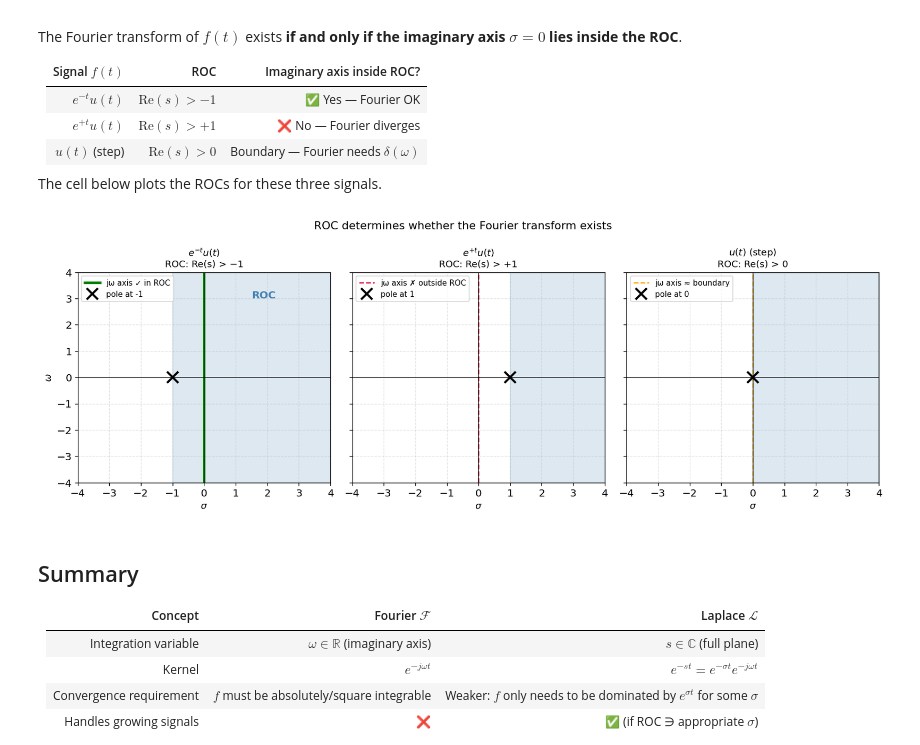
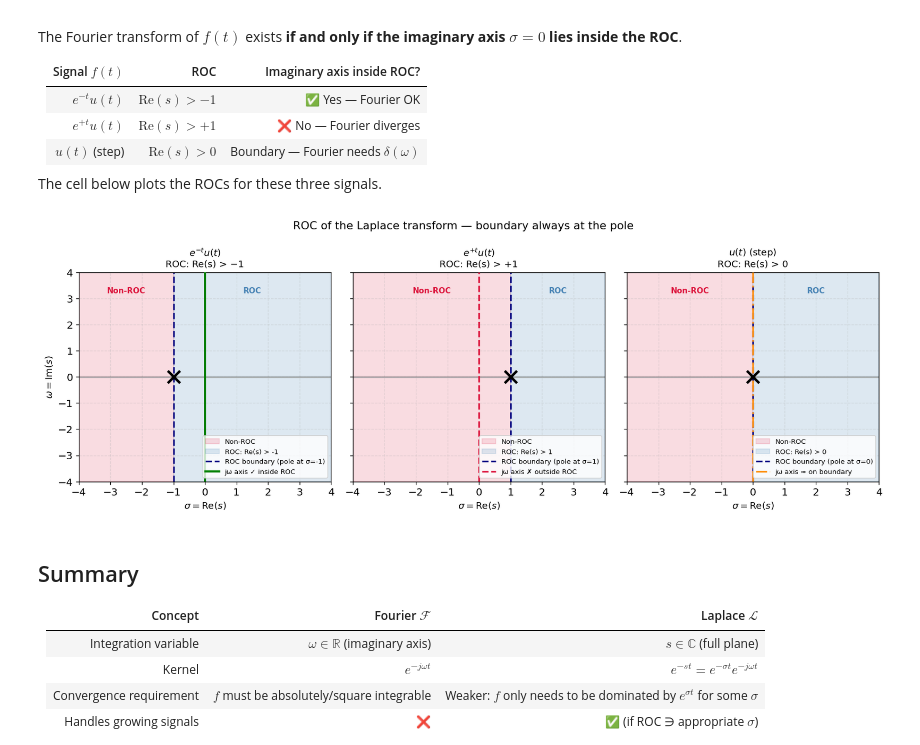
Before and after one commit to lasreeram/datascieng, a Jupyter notebook: ch2/exploring_laplace_transform.ipynb, the cells around one changed output. Drawn from its saved outputs; the diff is of its cells as text; code cells hidden in the pictures.

```diff
--- a/ch2/exploring_laplace_transform.ipynb
+++ b/ch2/exploring_laplace_transform.ipynb
@@ -236,50 +236,67 @@ The cell below plots the ROCs for these three signals.
 # %%
 fig, axes = plt.subplots(1, 3, figsize=(14, 5), sharey=True)
 
+XMIN, XMAX = -4, 4
+YMIN, YMAX = -4, 4
+
 cases = [
     dict(title=r"$e^{-t}u(t)$" + "\nROC: Re(s) > −1",
-         roc_start=-1, roc_end=4, pole=-1, fourier_ok=True),
+         roc_start=-1, pole=-1, fourier_ok=True),
     dict(title=r"$e^{+t}u(t)$" + "\nROC: Re(s) > +1",
-         roc_start=1, roc_end=4, pole=1, fourier_ok=False),
+         roc_start=1,  pole=1,  fourier_ok=False),
     dict(title=r"$u(t)$ (step)" + "\nROC: Re(s) > 0",
-         roc_start=0, roc_end=4, pole=0, fourier_ok=None),
+         roc_start=0,  pole=0,  fourier_ok=None),
 ]
 
 for ax, c in zip(axes, cases):
-    # Shade ROC
-    ax.axhspan(-4, 4, xmin=(c["roc_start"] + 4) / 8,
-               xmax=1.0, alpha=0.18, color="steelblue")
+    pole_x = c["pole"]
+    roc_x  = c["roc_start"]   # identical to pole for causal signals
 
-    # Imaginary axis
-    lw = 3 if c["fourier_ok"] else 1.5
-    col = "green" if c["fourier_ok"] else ("orange" if c["fourier_ok"] is None else "crimson")
-    ls  = "-"     if c["fourier_ok"] else ("--" if c["fourier_ok"] is None else "--")
-    ax.axvline(0, color=col, linewidth=lw, linestyle=ls,
-               label="jω axis" + (" ✓ in ROC" if c["fourier_ok"] else
-                                   (" ≈ boundary" if c["fourier_ok"] is None else " ✗ outside ROC")))
+    # ── Non-ROC region (left of pole) — light red ────────────────────────────
+    ax.axvspan(XMIN, roc_x, alpha=0.15, color="crimson", label="Non-ROC")
 
-    # Pole
-    ax.plot(c["pole"], 0, "kx", markersize=13, markeredgewidth=2.5,
-            label=f"pole at {c['pole']}")
+    # ── ROC region (right of pole) — light blue ──────────────────────────────
+    ax.axvspan(roc_x, XMAX, alpha=0.18, color="steelblue", label=f"ROC: Re(s) > {pole_x}")
 
-    ax.axhline(0, color="black", linewidth=0.7)
-    ax.axvline(0, color="black", linewidth=0.7)
-    ax.set_xlim(-4, 4)
-    ax.set_ylim(-4, 4)
+    # ── ROC boundary: dashed vertical line exactly at the pole ───────────────
+    ax.axvline(roc_x, color="navy", linewidth=2.0, linestyle="--",
+               label=f"ROC boundary (pole at σ={pole_x})")
+
+    # ── Pole marker ───────────────────────────────────────────────────────────
+    ax.plot(pole_x, 0, "kx", markersize=14, markeredgewidth=3, zorder=5)
+
+    # ── Imaginary axis (jω axis) ─────────────────────────────────────────────
+    if c["fourier_ok"] is True:
+        jw_color, jw_lw, jw_ls, jw_label = "green",  2.5, "-",  "jω axis ✓ inside ROC"
+    elif c["fourier_ok"] is False:
+        jw_color, jw_lw, jw_ls, jw_label = "crimson", 2.0, "--", "jω axis ✗ outside ROC"
+    else:
+        jw_color, jw_lw, jw_ls, jw_label = "darkorange", 2.0, "-.", "jω axis ≈ on boundary"
+    ax.axvline(0, color=jw_color, linewidth=jw_lw, linestyle=jw_ls, label=jw_label, zorder=4)
+
+    # ── ROC / Non-ROC text labels ─────────────────────────────────────────────
+    # Only label if region is wide enough to fit text
+    if roc_x > XMIN + 0.5:
+        ax.text((XMIN + roc_x) / 2, 3.2, "Non-ROC",
+                ha="center", fontsize=9, color="crimson", fontweight="bold")
+    ax.text((roc_x + XMAX) / 2, 3.2, "ROC",
+            ha="center", fontsize=9, color="steelblue", fontweight="bold")
+
+    # ── Axes decoration ───────────────────────────────────────────────────────
+    ax.axhline(0, color="black", linewidth=0.6)
+    ax.set_xlim(XMIN, XMAX)
+    ax.set_ylim(YMIN, YMAX)
     ax.set_title(c["title"], fontsize=11)
-    ax.set_xlabel(r"$\sigma$", fontsize=11)
-    ax.legend(fontsize=9, loc="upper left")
-    ax.grid(True, linestyle="--", alpha=0.35)
+    ax.set_xlabel(r"$\sigma = \mathrm{Re}(s)$", fontsize=11)
+    ax.legend(fontsize=8, loc="lower right")
+    ax.grid(True, linestyle="--", alpha=0.3)
 
-axes[0].set_ylabel(r"$\omega$", fontsize=11)
-
-# Add ROC label once
-axes[0].text(1.5, 3.0, "ROC", fontsize=12, color="steelblue", fontweight="bold")
-fig.suptitle("ROC determines whether the Fourier transform exists", fontsize=13)
+axes[0].set_ylabel(r"$\omega = \mathrm{Im}(s)$", fontsize=11)
+fig.suptitle("ROC of the Laplace transform — boundary always at the pole", fontsize=13)
 plt.tight_layout()
 plt.show()
 # %% [output]
-[figure, old version]
+[figure, new version]
 # %% [markdown]
 ## Summary
 
```
Also changed, not shown: parts of 5 cells of this notebook, 5 other files.
